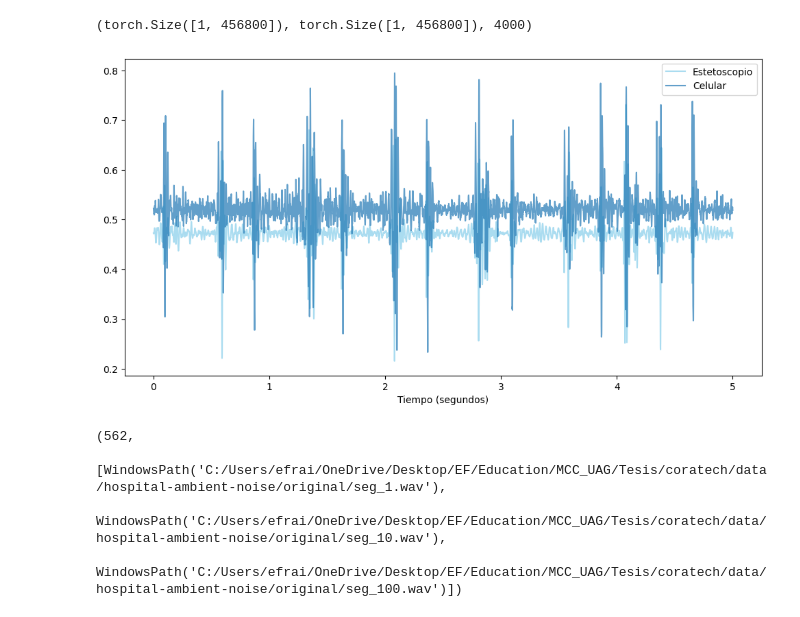
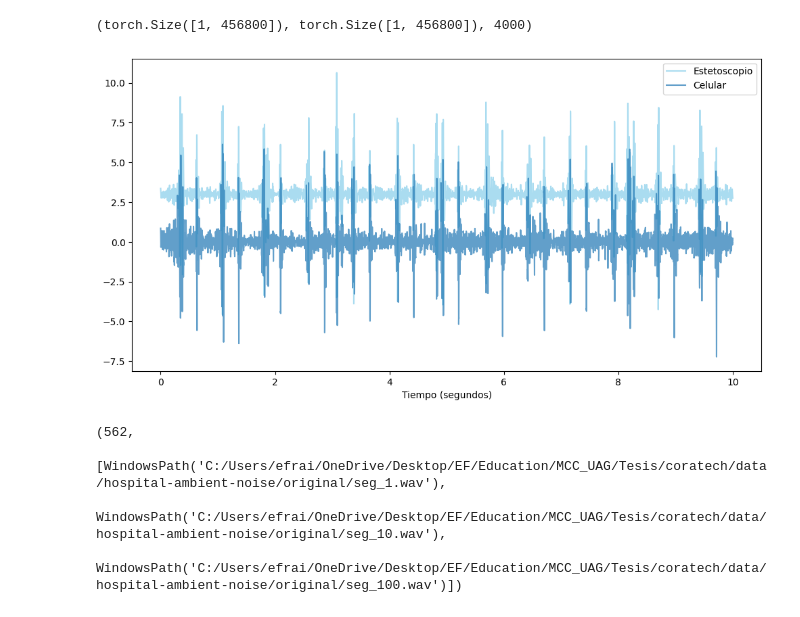
Before and after one commit to Afroefras/coratech, a Jupyter notebook: notebooks/hospital-ambient-noise/noiser.ipynb, the cells around one changed output. Drawn from its saved outputs; the diff is of its cells as text; code cells hidden in the pictures.

```diff
--- a/notebooks/hospital-ambient-noise/noiser.ipynb
+++ b/notebooks/hospital-ambient-noise/noiser.ipynb
@@ -9,22 +9,25 @@ from helpers.plot import compare_audios, plot_wavelet_spectrogram, plot_audio_ff
 # %%
 base_dir = get_base_dir()
 HEARTBEATS_FILE_NAME = "000-20240910-1753.pt"
-heartbeats_dir = base_dir.joinpath("data", "model", "train", HEARTBEATS_FILE_NAME)
+heartbeats_dir = base_dir.joinpath("data", "model", "original", HEARTBEATS_FILE_NAME)
 
 mobile, stethos, heartbeats_sample_rate = torch.load(heartbeats_dir)
 mobile.shape, stethos.shape, heartbeats_sample_rate
 # %% [output]
 (torch.Size([1, 456800]), torch.Size([1, 456800]), 4000)
 # %%
-START_AT = 2
-END_AT = 7
+START_AT = 3
+END_AT = START_AT + 10
 
 mobile_snippet = trim_audio(mobile, heartbeats_sample_rate, START_AT, END_AT)
 stethos_snippet = trim_audio(stethos, heartbeats_sample_rate, START_AT, END_AT)
 
-compare_audios(mobile_snippet.squeeze(), stethos_snippet.squeeze(), heartbeats_sample_rate)
+mobile_snippet = standard_scale(mobile_snippet)
+stethos_snippet = standard_scale(stethos_snippet)
+
+compare_audios(mobile_snippet.squeeze(), stethos_snippet.squeeze(), heartbeats_sample_rate, offset=3)
 # %% [output]
-[figure, old version]
+[figure, new version]
 # %%
 noise_dir = base_dir.joinpath("data", "hospital-ambient-noise", "original")
 noises = list(noise_dir.glob("*.wav"))
```
Also changed, not shown: parts of 5 cells of this notebook, 4 other files.
